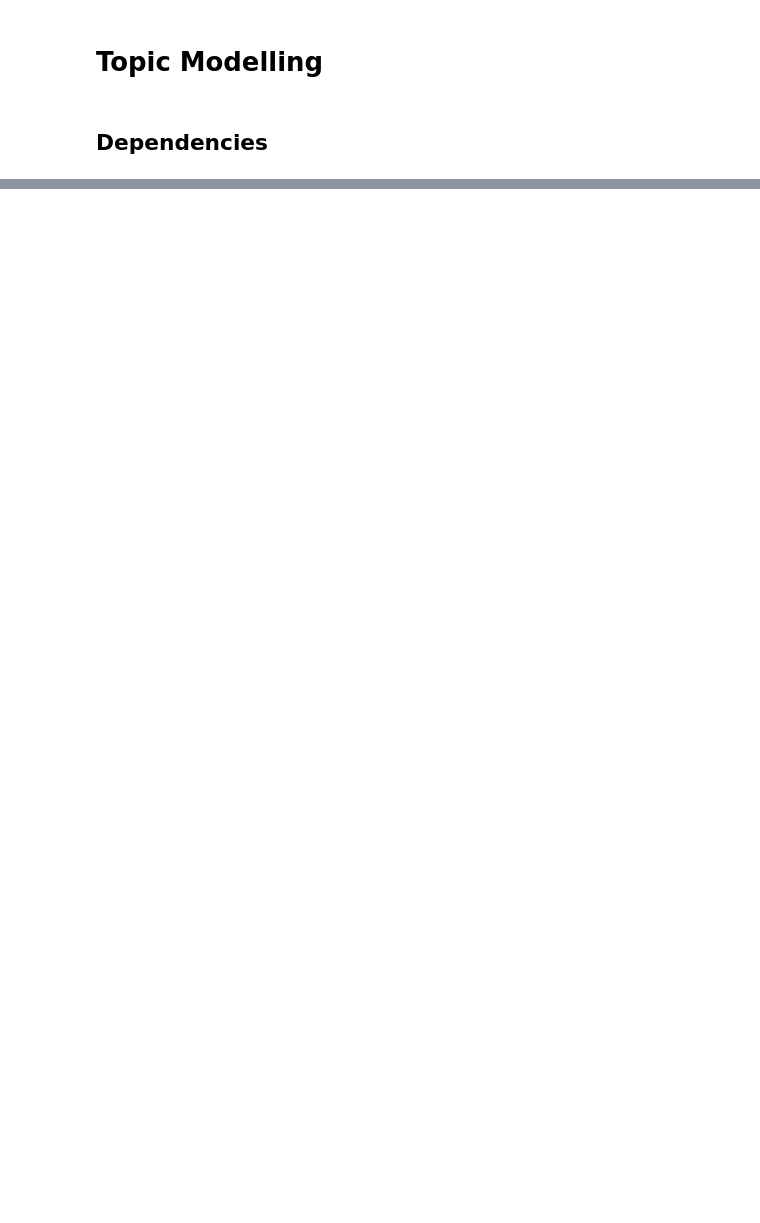
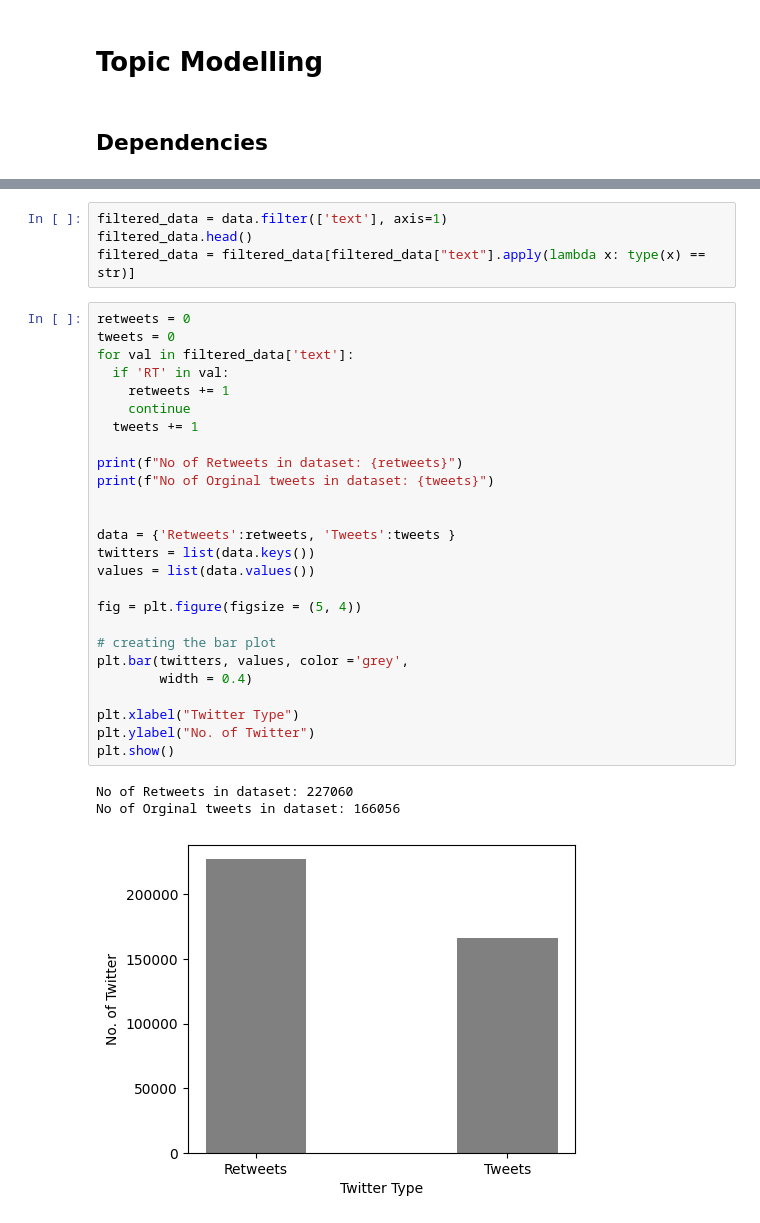
Before and after one commit to coderpatil/topicmodeling, a Jupyter notebook: lda.ipynb, the cells around one changed output, grey strips where cells are left out. Saved outputs shown, nothing was run; the diff lists cells and outputs as text; blank space fills up the shorter version.

```diff
--- a/lda.ipynb
+++ b/lda.ipynb
@@ -44,4 +49,38 @@ data.head()
 | 2 | 3 | Watched Megan Kelly ask Joe Keery... | 0.0 | 0 | NaN | 2017-11-29T23:59:00 | 1.0 | NaN | 9.360000e+17 | ... |
 | 3 | 4 | Women have been talking about thi... | 0.0 | 0 | NaN | 2017-11-29T23:59:00 | 0.0 | NaN | 9.360000e+17 | ... |
 | 4 | 5 | .@BetteMidler please speak to thi... | 0.0 | 15 | NaN | 2017-11-29T23:59:00 | 0.0 | NaN | 9.360000e+17 | ... |
+# %%
+filtered_data = data.filter(['text'], axis=1)
+filtered_data.head()
+filtered_data = filtered_data[filtered_data["text"].apply(lambda x: type(x) == str)]
+# %%
+retweets = 0
+tweets = 0
+for val in filtered_data['text']:
+  if 'RT' in val:
+    retweets += 1
+    continue
+  tweets += 1
+
+print(f"No of Retweets in dataset: {retweets}")
+print(f"No of Orginal tweets in dataset: {tweets}")
+
+
+data = {'Retweets':retweets, 'Tweets':tweets }
+twitters = list(data.keys())
+values = list(data.values())
+
+fig = plt.figure(figsize = (5, 4))
+
+# creating the bar plot
+plt.bar(twitters, values, color ='grey',
+        width = 0.4)
+
+plt.xlabel("Twitter Type")
+plt.ylabel("No. of Twitter")
+plt.show()
+# %% [output]
+No of Retweets in dataset: 227060
+No of Orginal tweets in dataset: 166056
+[figure, added]
 # %%
```
Also changed, not shown: parts of 17 cells of this notebook, 1 other file.
